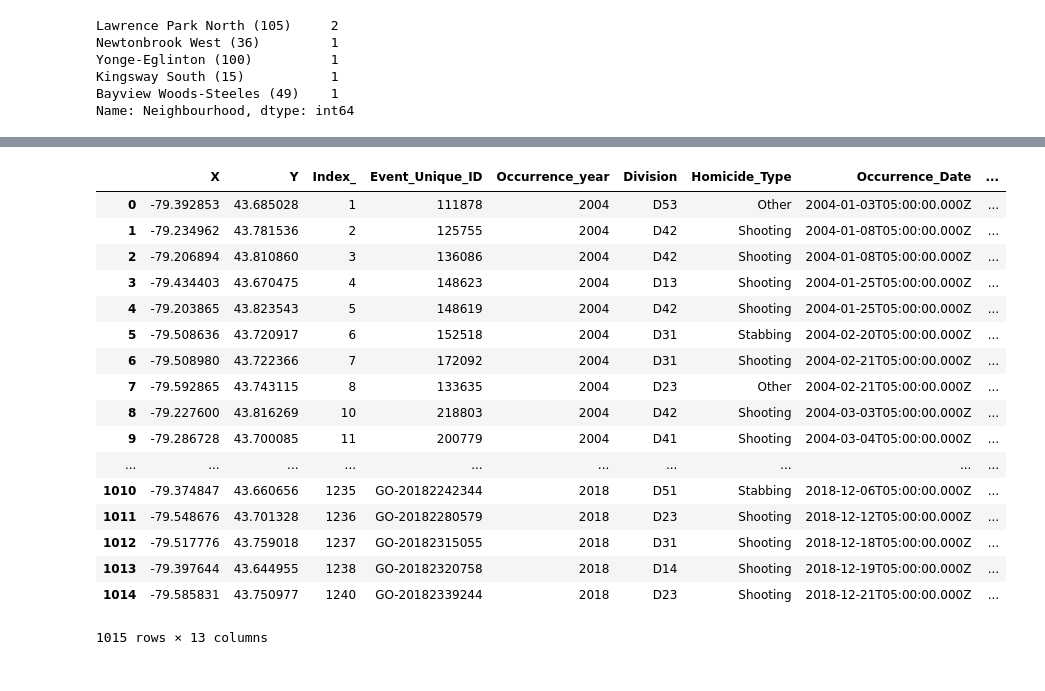
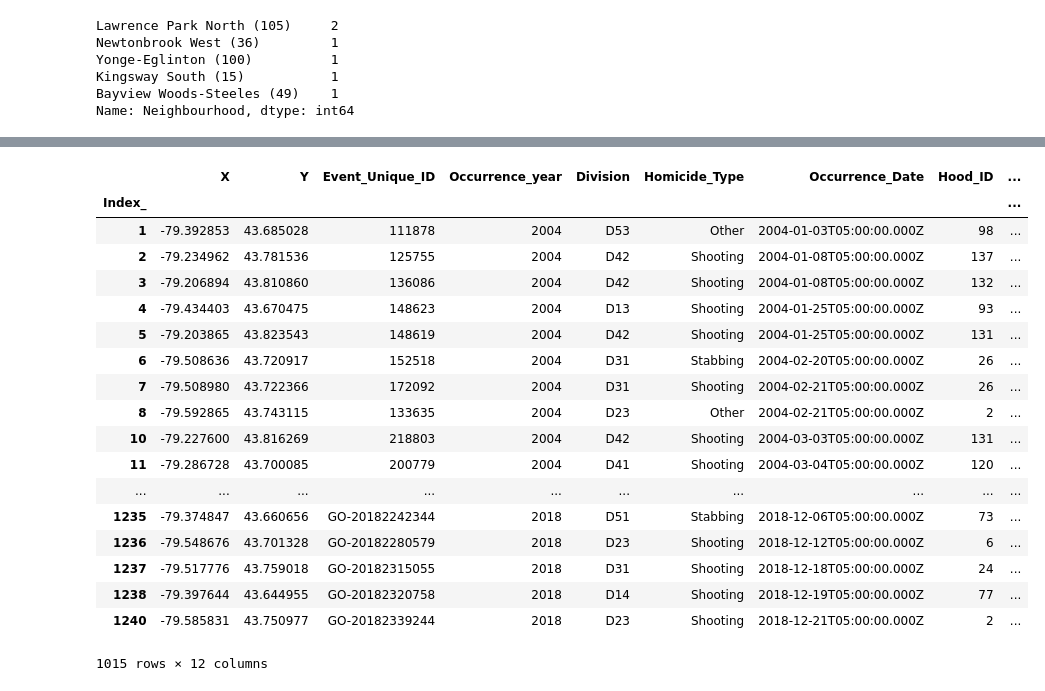
Before and after one commit to soowork/python-programming, a Jupyter notebook: unit-6/data-homework.ipynb, the cells around one changed output, grey strips where cells are left out. Drawn from its saved outputs; the diff is of its cells as text; code cells hidden in the pictures.

```diff
--- a/unit-6/data-homework.ipynb
+++ b/unit-6/data-homework.ipynb
@@ -137,31 +187,29 @@ best --       month  counts
 # %%
 # transform our year column - add 'y' to the end of the year
 # we didn't get this working but I think answer might be here https://thispointer.com/pandas-apply-apply-a-function-to-each-row-column-in-dataframe/
 
 def change_year(value):
     try:
         return str(value)+'y'
     except:
         return '----'
-
-modified = homicides.apply(change_year)
-homicides
 # %% [output]
-|  | X | Y | Index_ | Event_Unique_ID | Occurrence_year | Division | Homicide_Type | Occurrence_Date | ... |
-| 0 | -79.392853 | 43.685028 | 1 | 111878 | 2004 | D53 | Other | 2004-01-03T05:00:00.000Z | ... |
-| 1 | -79.234962 | 43.781536 | 2 | 125755 | 2004 | D42 | Shooting | 2004-01-08T05:00:00.000Z | ... |
-| 2 | -79.206894 | 43.810860 | 3 | 136086 | 2004 | D42 | Shooting | 2004-01-08T05:00:00.000Z | ... |
-| 3 | -79.434403 | 43.670475 | 4 | 148623 | 2004 | D13 | Shooting | 2004-01-25T05:00:00.000Z | ... |
-| 4 | -79.203865 | 43.823543 | 5 | 148619 | 2004 | D42 | Shooting | 2004-01-25T05:00:00.000Z | ... |
-| 5 | -79.508636 | 43.720917 | 6 | 152518 | 2004 | D31 | Stabbing | 2004-02-20T05:00:00.000Z | ... |
-| 6 | -79.508980 | 43.722366 | 7 | 172092 | 2004 | D31 | Shooting | 2004-02-21T05:00:00.000Z | ... |
-| 7 | -79.592865 | 43.743115 | 8 | 133635 | 2004 | D23 | Other | 2004-02-21T05:00:00.000Z | ... |
-| 8 | -79.227600 | 43.816269 | 10 | 218803 | 2004 | D42 | Shooting | 2004-03-03T05:00:00.000Z | ... |
-| 9 | -79.286728 | 43.700085 | 11 | 200779 | 2004 | D41 | Shooting | 2004-03-04T05:00:00.000Z | ... |
+|  | X | Y | Event_Unique_ID | Occurrence_year | Division | Homicide_Type | Occurrence_Date | Hood_ID | ... |
+| Index_ |  |  |  |  |  |  |  |  | ... |
+| 1 | -79.392853 | 43.685028 | 111878 | 2004 | D53 | Other | 2004-01-03T05:00:00.000Z | 98 | ... |
+| 2 | -79.234962 | 43.781536 | 125755 | 2004 | D42 | Shooting | 2004-01-08T05:00:00.000Z | 137 | ... |
+| 3 | -79.206894 | 43.810860 | 136086 | 2004 | D42 | Shooting | 2004-01-08T05:00:00.000Z | 132 | ... |
+| 4 | -79.434403 | 43.670475 | 148623 | 2004 | D13 | Shooting | 2004-01-25T05:00:00.000Z | 93 | ... |
+| 5 | -79.203865 | 43.823543 | 148619 | 2004 | D42 | Shooting | 2004-01-25T05:00:00.000Z | 131 | ... |
+| 6 | -79.508636 | 43.720917 | 152518 | 2004 | D31 | Stabbing | 2004-02-20T05:00:00.000Z | 26 | ... |
+| 7 | -79.508980 | 43.722366 | 172092 | 2004 | D31 | Shooting | 2004-02-21T05:00:00.000Z | 26 | ... |
+| 8 | -79.592865 | 43.743115 | 133635 | 2004 | D23 | Other | 2004-02-21T05:00:00.000Z | 2 | ... |
+| 10 | -79.227600 | 43.816269 | 218803 | 2004 | D42 | Shooting | 2004-03-03T05:00:00.000Z | 131 | ... |
+| 11 | -79.286728 | 43.700085 | 200779 | 2004 | D41 | Shooting | 2004-03-04T05:00:00.000Z | 120 | ... |
 | ... | ... | ... | ... | ... | ... | ... | ... | ... | ... |
-| 1010 | -79.374847 | 43.660656 | 1235 | GO-20182242344 | 2018 | D51 | Stabbing | 2018-12-06T05:00:00.000Z | ... |
-| 1011 | -79.548676 | 43.701328 | 1236 | GO-20182280579 | 2018 | D23 | Shooting | 2018-12-12T05:00:00.000Z | ... |
-| 1012 | -79.517776 | 43.759018 | 1237 | GO-20182315055 | 2018 | D31 | Shooting | 2018-12-18T05:00:00.000Z | ... |
-| 1013 | -79.397644 | 43.644955 | 1238 | GO-20182320758 | 2018 | D14 | Shooting | 2018-12-19T05:00:00.000Z | ... |
-| 1014 | -79.585831 | 43.750977 | 1240 | GO-20182339244 | 2018 | D23 | Shooting | 2018-12-21T05:00:00.000Z | ... |
+| 1235 | -79.374847 | 43.660656 | GO-20182242344 | 2018 | D51 | Stabbing | 2018-12-06T05:00:00.000Z | 73 | ... |
+| 1236 | -79.548676 | 43.701328 | GO-20182280579 | 2018 | D23 | Shooting | 2018-12-12T05:00:00.000Z | 6 | ... |
+| 1237 | -79.517776 | 43.759018 | GO-20182315055 | 2018 | D31 | Shooting | 2018-12-18T05:00:00.000Z | 24 | ... |
+| 1238 | -79.397644 | 43.644955 | GO-20182320758 | 2018 | D14 | Shooting | 2018-12-19T05:00:00.000Z | 77 | ... |
+| 1240 | -79.585831 | 43.750977 | GO-20182339244 | 2018 | D23 | Shooting | 2018-12-21T05:00:00.000Z | 2 | ... |
-1015 rows × 13 columns
+1015 rows × 12 columns
```
Also changed, not shown: parts of 11 cells of this notebook, 8 other files.
